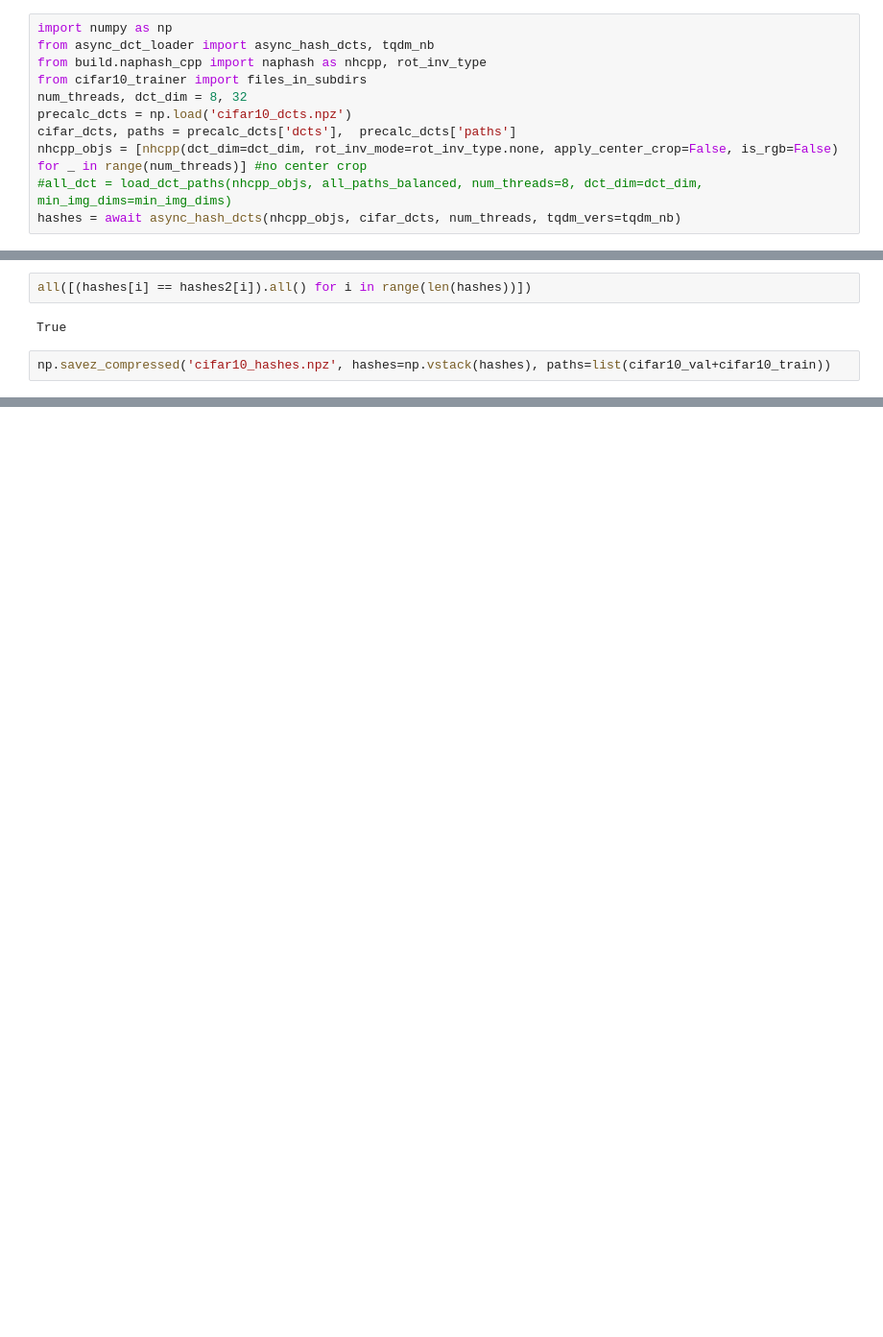
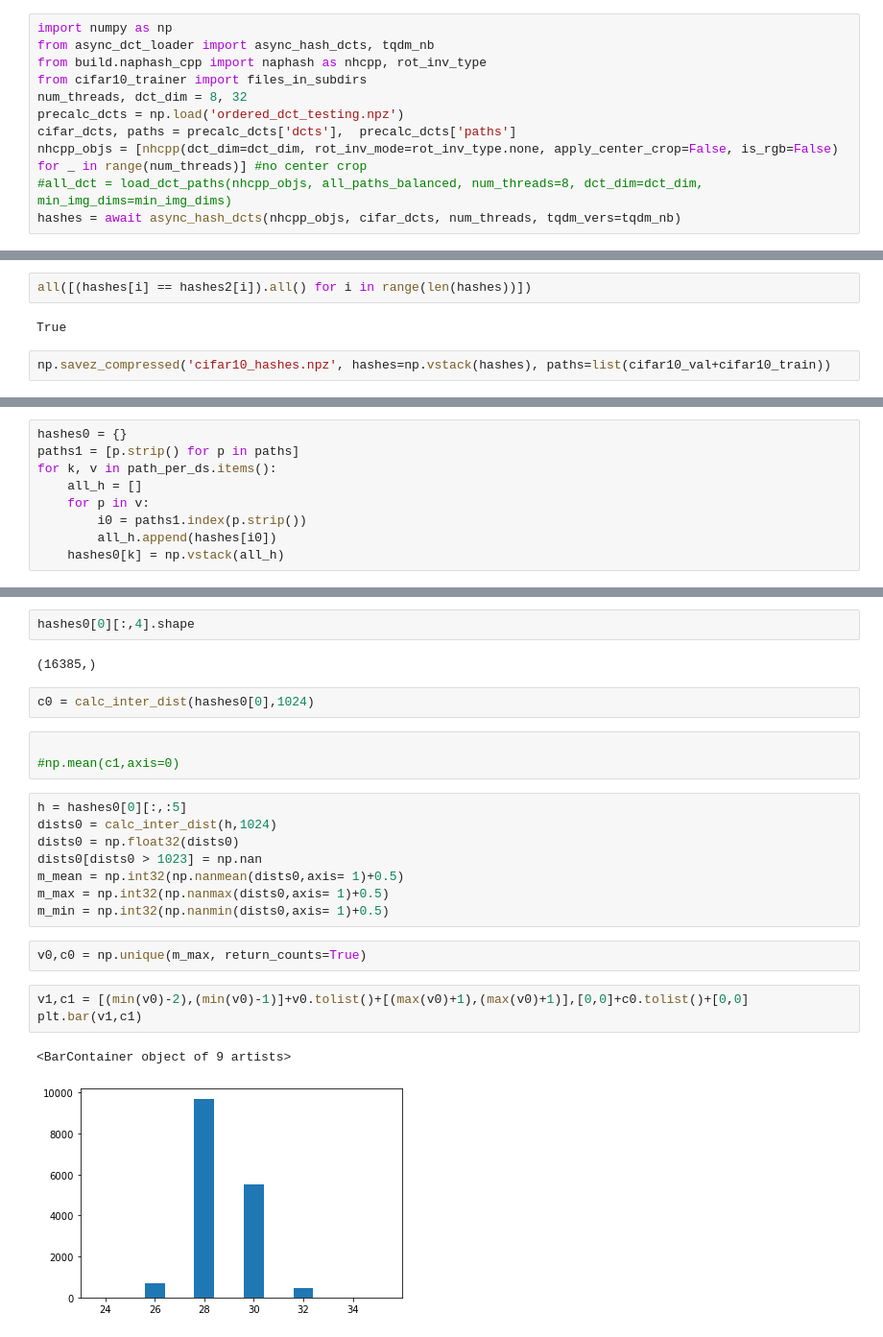
Before and after one commit to ozendelait/naphash, a Jupyter notebook: create_training_paths.ipynb, the cells around one changed output, grey strips where cells are left out. Shown at 96% size. Cells and saved outputs as stored; diff of their text form; blank space fills up the shorter version.

Commit message:
preparing visualizations/figures for paper

```diff
--- a/create_training_paths.ipynb
+++ b/create_training_paths.ipynb
@@ -133,7 +158,7 @@ from async_dct_loader import async_hash_dcts, tqdm_nb
 from build.naphash_cpp import naphash as nhcpp, rot_inv_type
 from cifar10_trainer import files_in_subdirs
 num_threads, dct_dim = 8, 32
-precalc_dcts = np.load('cifar10_dcts.npz')
+precalc_dcts = np.load('ordered_dct_testing.npz')
 cifar_dcts, paths = precalc_dcts['dcts'],  precalc_dcts['paths']
 nhcpp_objs = [nhcpp(dct_dim=dct_dim, rot_inv_mode=rot_inv_type.none, apply_center_crop=False, is_rgb=False) for _ in range(num_threads)] #no center crop
 #all_dct = load_dct_paths(nhcpp_objs, all_paths_balanced, num_threads=8, dct_dim=dct_dim, min_img_dims=min_img_dims)
@@ -151,0 +188,9 @@ np.savez_compressed('cifar10_hashes.npz', hashes=np.vstack(hashes), paths=list(c
+# %%
+hashes0 = {}
+paths1 = [p.strip() for p in paths]
+for k, v in path_per_ds.items():
+    all_h = []
+    for p in v:
+        i0 = paths1.index(p.strip())
+        all_h.append(hashes[i0])
+    hashes0[k] = np.vstack(all_h)
@@ -151,0 +201,25 @@ np.savez_compressed('cifar10_hashes.npz', hashes=np.vstack(hashes), paths=list(c
+# %%
+hashes0[0][:,4].shape
+# %% [output]
+(16385,)
+# %%
+c0 = calc_inter_dist(hashes0[0],1024)
+# %%
+
+#np.mean(c1,axis=0)
+# %%
+h = hashes0[0][:,:5]
+dists0 = calc_inter_dist(h,1024)
+dists0 = np.float32(dists0)
+dists0[dists0 > 1023] = np.nan
+m_mean = np.int32(np.nanmean(dists0,axis= 1)+0.5)
+m_max = np.int32(np.nanmax(dists0,axis= 1)+0.5)
+m_min = np.int32(np.nanmin(dists0,axis= 1)+0.5)
+# %%
+v0,c0 = np.unique(m_max, return_counts=True)
+# %%
+v1,c1 = [(min(v0)-2),(min(v0)-1)]+v0.tolist()+[(max(v0)+1),(max(v0)+1)],[0,0]+c0.tolist()+[0,0]
+plt.bar(v1,c1)
+# %% [output]
+<BarContainer object of 9 artists>
+[figure, added]
```
Also changed, not shown: parts of 22 cells of this notebook, 3 other files.
